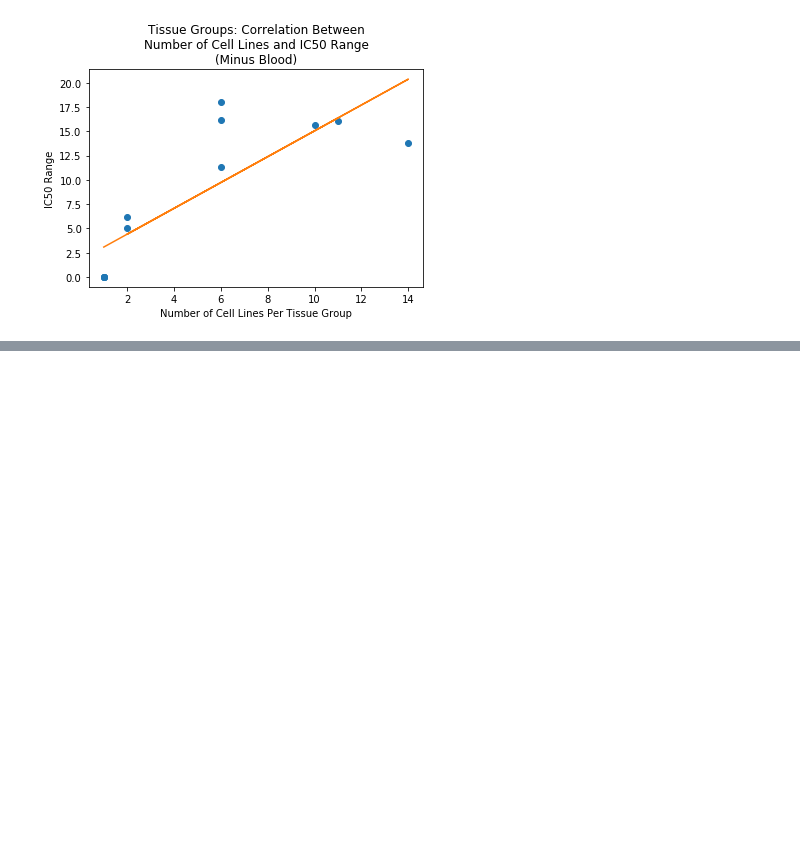
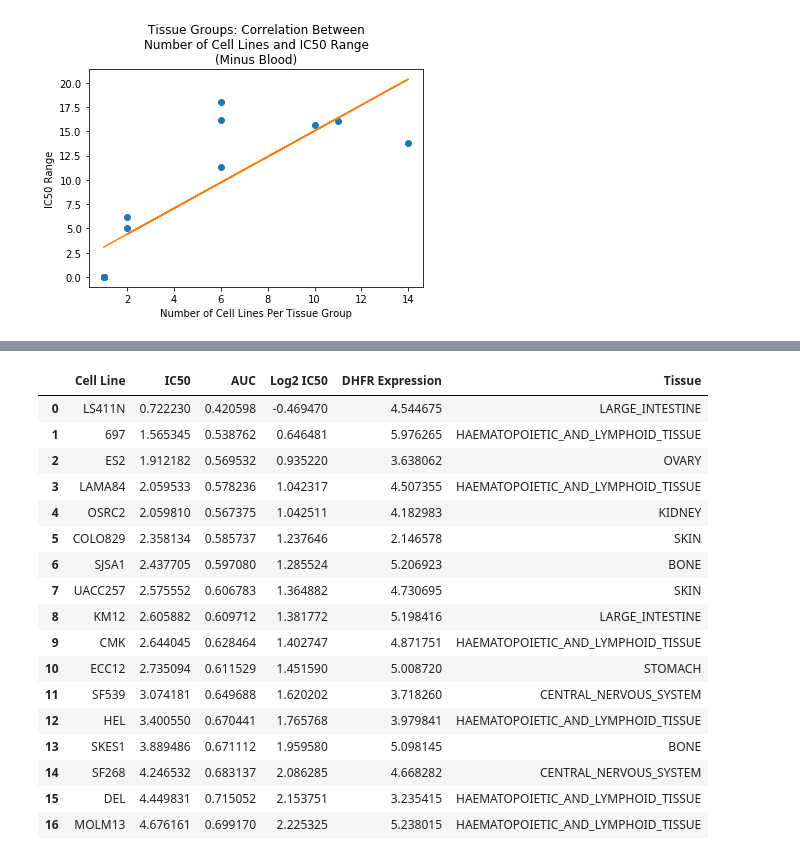
Before and after one commit to happyheppler/Thinkful, a Jupyter notebook: Plotting Basics Assignment.ipynb, the cells around one changed output, grey strips where cells are left out. Drawn from its saved outputs; the diff is of its cells as text; code cells hidden in the pictures; blank space fills up the shorter version.

```diff
--- a/Plotting Basics Assignment.ipynb
+++ b/Plotting Basics Assignment.ipynb
@@ -391,0 +422,10 @@ r^2 is 0.6710647319153678
+# %%
+# Make cell lines uppercase and remove dashes
+new_cell_line_list = []
+
+for cell_line in GDSC_PYR['Cell line']:
+    new_cell_line_list.append(cell_line.upper().replace('-', ''))
+
+GDSC_PYR['Updated Cell Line'] = new_cell_line_list
+
+GDSC_PYR.head()
@@ -391,0 +528,21 @@ r^2 is 0.6710647319153678
+# %%
+sensitive
+# %% [output]
+|  | Cell Line | IC50 | AUC | Log2 IC50 | DHFR Expression | Tissue |
+| 0 | LS411N | 0.722230 | 0.420598 | -0.469470 | 4.544675 | LARGE_INTESTINE |
+| 1 | 697 | 1.565345 | 0.538762 | 0.646481 | 5.976265 | HAEMATOPOIETIC_AND_LYMPHOID_TISSUE |
+| 2 | ES2 | 1.912182 | 0.569532 | 0.935220 | 3.638062 | OVARY |
+| 3 | LAMA84 | 2.059533 | 0.578236 | 1.042317 | 4.507355 | HAEMATOPOIETIC_AND_LYMPHOID_TISSUE |
+| 4 | OSRC2 | 2.059810 | 0.567375 | 1.042511 | 4.182983 | KIDNEY |
+| 5 | COLO829 | 2.358134 | 0.585737 | 1.237646 | 2.146578 | SKIN |
+| 6 | SJSA1 | 2.437705 | 0.597080 | 1.285524 | 5.206923 | BONE |
+| 7 | UACC257 | 2.575552 | 0.606783 | 1.364882 | 4.730695 | SKIN |
+| 8 | KM12 | 2.605882 | 0.609712 | 1.381772 | 5.198416 | LARGE_INTESTINE |
+| 9 | CMK | 2.644045 | 0.628464 | 1.402747 | 4.871751 | HAEMATOPOIETIC_AND_LYMPHOID_TISSUE |
+| 10 | ECC12 | 2.735094 | 0.611529 | 1.451590 | 5.008720 | STOMACH |
+| 11 | SF539 | 3.074181 | 0.649688 | 1.620202 | 3.718260 | CENTRAL_NERVOUS_SYSTEM |
+| 12 | HEL | 3.400550 | 0.670441 | 1.765768 | 3.979841 | HAEMATOPOIETIC_AND_LYMPHOID_TISSUE |
+| 13 | SKES1 | 3.889486 | 0.671112 | 1.959580 | 5.098145 | BONE |
+| 14 | SF268 | 4.246532 | 0.683137 | 2.086285 | 4.668282 | CENTRAL_NERVOUS_SYSTEM |
+| 15 | DEL | 4.449831 | 0.715052 | 2.153751 | 3.235415 | HAEMATOPOIETIC_AND_LYMPHOID_TISSUE |
+| 16 | MOLM13 | 4.676161 | 0.699170 | 2.225325 | 5.238015 | HAEMATOPOIETIC_AND_LYMPHOID_TISSUE |
```
Also changed, not shown: parts of 9 cells of this notebook.
